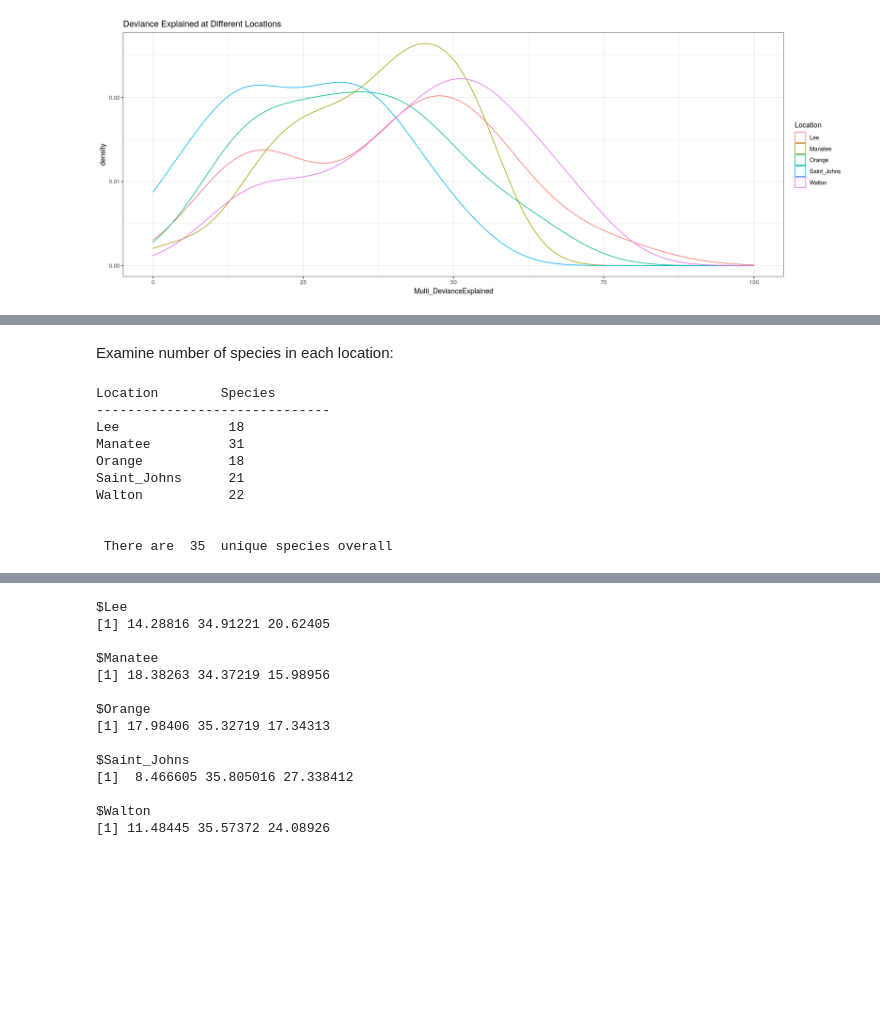
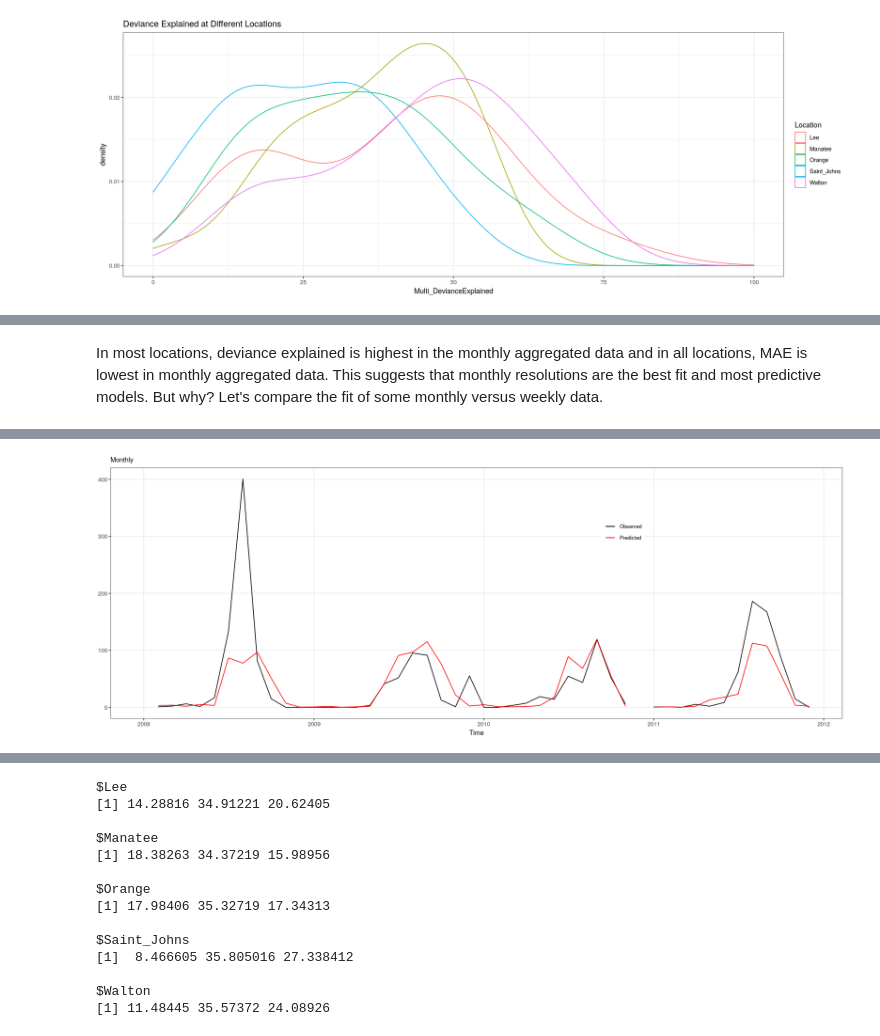
Before and after one commit to ams119/CMEEThesis, a Jupyter notebook: Results/Results.ipynb, the cells around one changed output, grey strips where cells are left out. Saved outputs shown, nothing was run; the diff lists cells and outputs as text; code cells hidden in the pictures; blank space fills up the shorter version.

```diff
--- a/Results/Results.ipynb
+++ b/Results/Results.ipynb
@@ -172,9 +86,0 @@ Build table comparing output of each temporal scale:
-# %%
-scales = list(weekly, biweekly, monthly)
-names = c("weekly", "biweekly", "monthly")
-
-cat("\nScale\tDeviance Explained\n------------------------------\n")
-for(i in 1:length(scales)){
-    if(names[i] == "weekly"){cat(names[i], "\t\t", median(scales[[i]]$Multi_DevianceExplained), "\n")}
-    else{cat(names[i], "\t", median(scales[[i]]$Multi_DevianceExplained), "\n")}
-}
@@ -291,35 +195,2 @@ print(table1)
-# %% [markdown]
-Examine number of species in each location:
-# %%
-# Read in a clean version of the monthly dataset
-weekly = read.csv('../Results/GAM_weekly.csv', header = T, stringsAsFactors = F)
-biweekly = read.csv('../Results/GAM_biweekly.csv', header = T, stringsAsFactors = F)
-monthly = read.csv('../Results/GAM_monthly.csv', header = T, stringsAsFactors = F)
-
-
-# Remove rows with greater than 90% zero inflation:
-monthly = monthly %>% filter(z_inflation_pct < 90)
-weekly = weekly %>% filter(z_inflation_pct < 90)
-biweekly = biweekly %>% filter(z_inflation_pct < 90)
-
-
-cat("\nLocation\tSpecies\n------------------------------\n")
-for(i in 1:length(locations)){
-    if(locations[i] %in% c("Saint_Johns", "Manatee")){
-        cat(locations[i], "\t", length(which(weekly$Location == locations[i])), "\n")
-    }
-    else{cat(locations[i], "\t\t", length(which(weekly$Location == locations[i])), "\n")}
-}
-
-cat("\n\n There are ", length(unique(weekly$Species)), " unique species overall")
-# %% [output]
-Location        Species
-------------------------------
-Lee              18
-Manatee          31
-Orange           18
-Saint_Johns      21
-Walton           22
-
-
- There are  35  unique species overall
+# %% [markdown]
+In most locations, deviance explained is highest in the monthly aggregated data and in all locations, MAE is lowest in monthly aggregated data. This suggests that monthly resolutions are the best fit and most predictive models. But why? Let's compare the fit of some monthly versus weekly data.
@@ -325,0 +318,3 @@ Walton           22
+# %%
+month_plot
+# %% [output]
@@ -325,0 +325 @@ Walton           22
+[figure, added]
```
Also changed, not shown: parts of 59 cells of this notebook, 6 other files.
